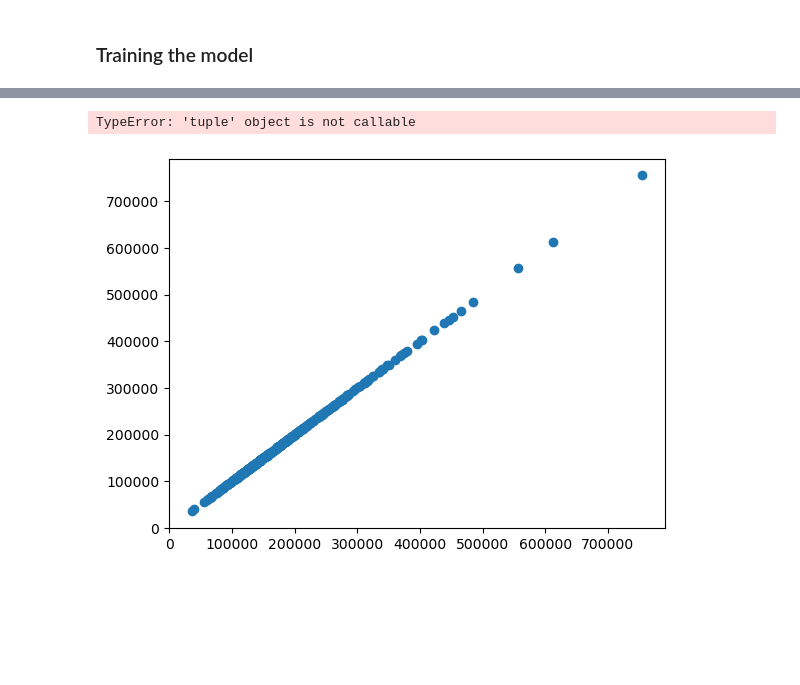
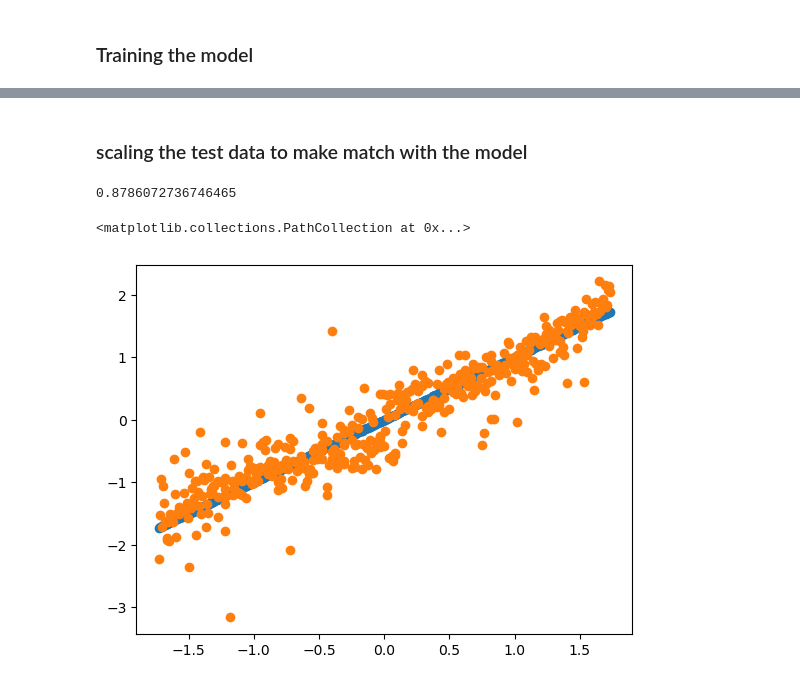
Before and after one commit to samaalibassem123/House-Princing-with-Streamlit, a Jupyter notebook: Crea.tingTheModel.ipynb, the cells around one changed output, grey strips where cells are left out. Cells and saved outputs as stored; diff of their text form; code cells hidden in the pictures; blank space fills up the shorter version.

```diff
--- a/Crea.tingTheModel.ipynb
+++ b/Crea.tingTheModel.ipynb
@@ -151,7 +153,19 @@ model.best_score_
-# %%
-pt.scatter(y_test, y_test)
-pred = scale_std.inverse_transform(pd.DataFrame(pred))
-pred = np.
-# %% [output]
-TypeError: 'tuple' object is not callable
-[figure, removed]
+# %% [markdown]
+### scaling the test data to make match with the model
+# %%
+x_test_scaled = scale_std.fit_transform(pd.DataFrame(x_test))
+y_test_scaled = scale_std.fit_transform(pd.DataFrame(y_test))
+
+x_test_scaled = StandardScaler().fit_transform(pd.DataFrame(x_test_scaled))
+y_test_scaled = StandardScaler().fit_transform(pd.DataFrame(y_test_scaled))
+# %%
+model.score(x_test_scaled, y_test_scaled)
+# %% [output]
+0.8786072736746465
+# %%
+pred = model.predict(x_test_scaled)
+pt.scatter(y_test_scaled, y_test_scaled)
+pt.scatter(y_test_scaled, pred)
+# %% [output]
+<matplotlib.collections.PathCollection at 0x...>
+[figure, added]
```
Also changed, not shown: parts of 9 cells of this notebook.
